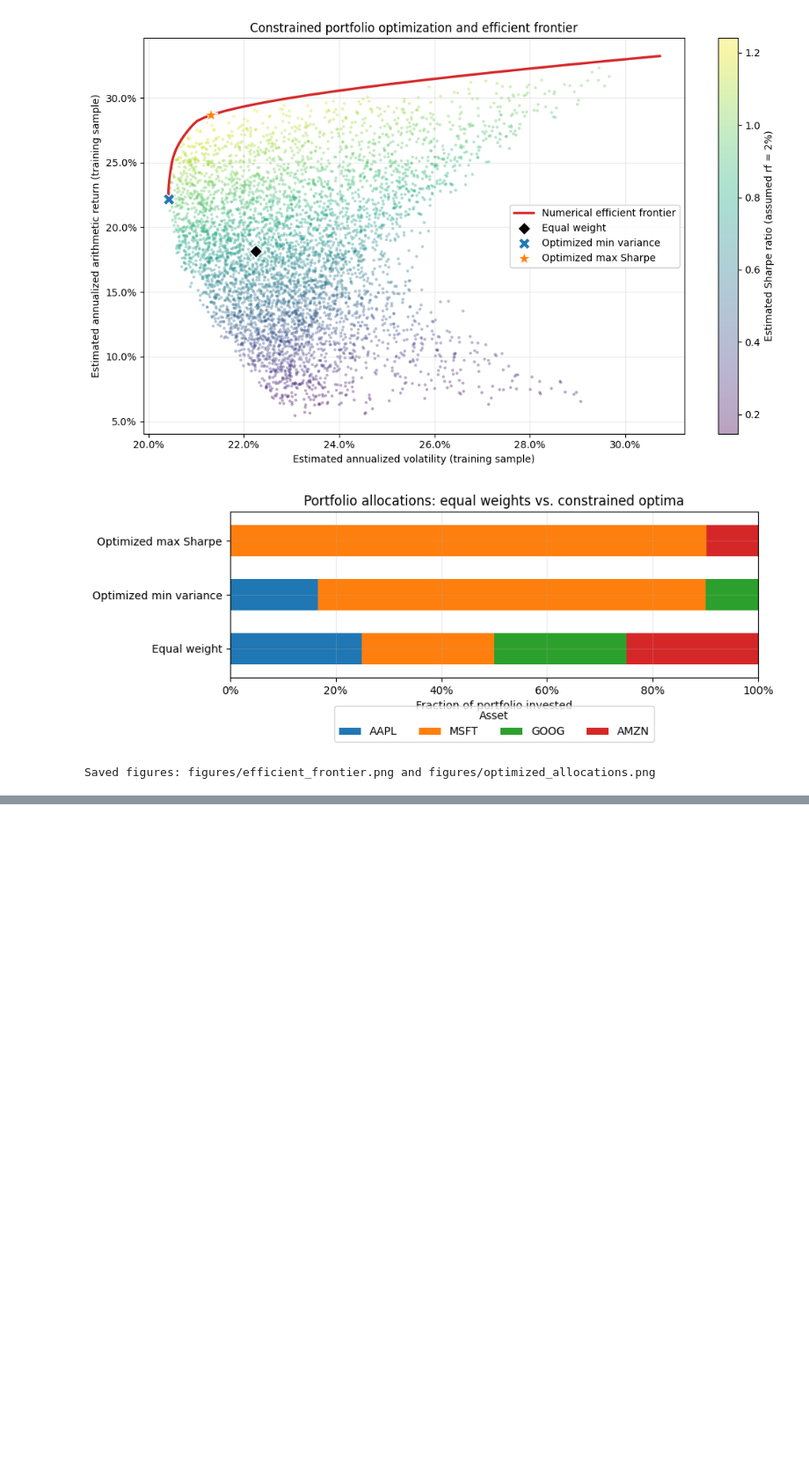
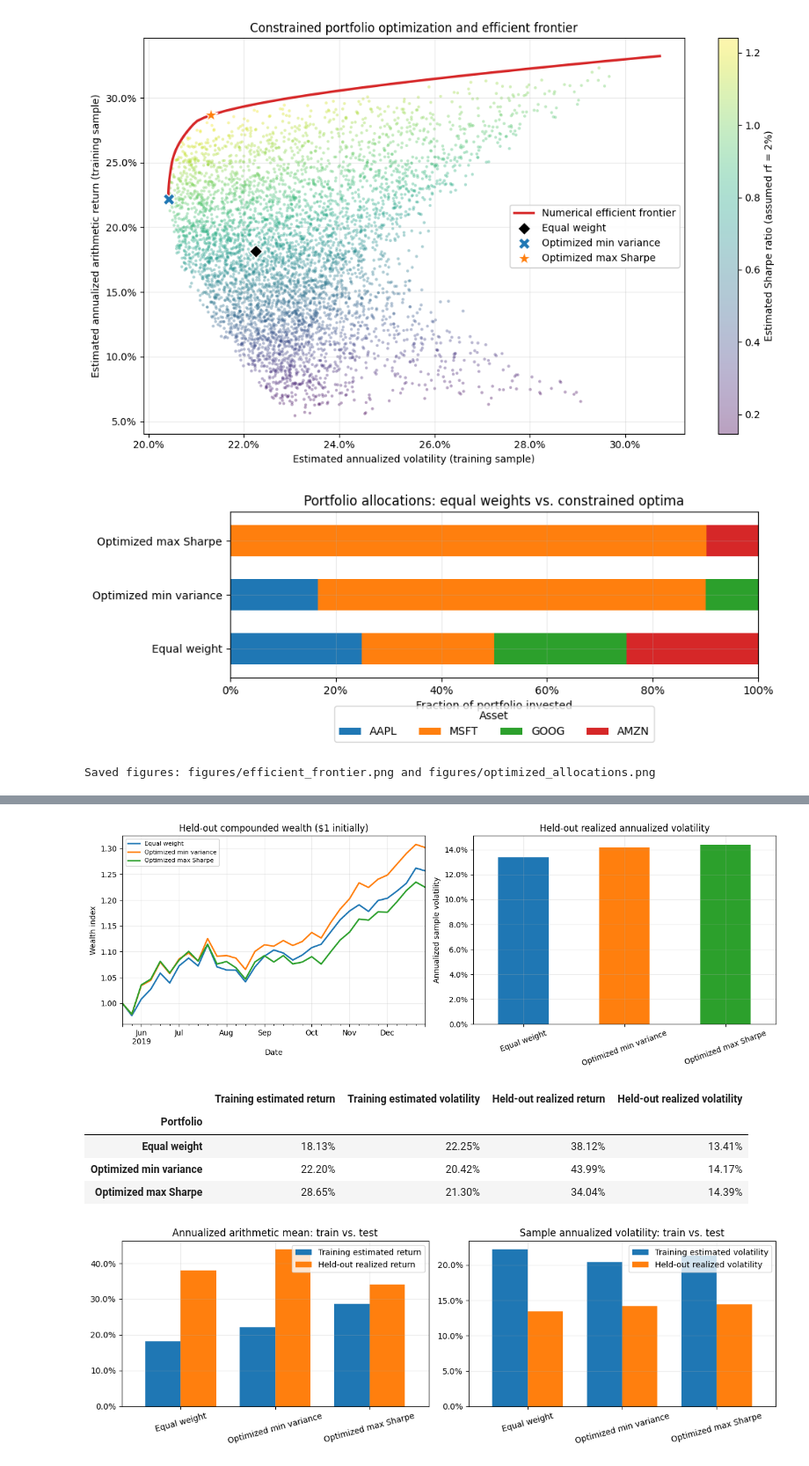
Before and after one commit to nikolaymihalev/modern-portfolio-theory, a Jupyter notebook: portfolio_optimization.ipynb, the cells around one changed output, grey strips where cells are left out. Shown at 88% size. Saved outputs shown, nothing was run; the diff lists cells and outputs as text; code cells hidden in the pictures; blank space fills up the shorter version.

```diff
--- a/portfolio_optimization.ipynb
+++ b/portfolio_optimization.ipynb
@@ -706,0 +940,56 @@ Evaluate the **frozen training-optimal weights** and the equal-weight benchmark
+# %%
+fig, axes = plt.subplots(1, 2, figsize=(13, 4.8))
+wealth_with_initial.plot(ax=axes[0], linewidth=2)
+axes[0].set_title("Held-out compounded wealth ($1 initially)")
+axes[0].set_xlabel("Date")
+axes[0].set_ylabel("Wealth index")
+axes[0].legend(fontsize=8, loc="best")
+
+heldout_comparison["Annualized volatility"].plot.bar(
+    ax=axes[1], color=["tab:blue", "tab:orange", "tab:green"]
+)
+axes[1].set_title("Held-out realized annualized volatility")
+axes[1].set_xlabel("")
+axes[1].set_ylabel("Annualized sample volatility")
+axes[1].yaxis.set_major_formatter(PercentFormatter(1.0))
+axes[1].tick_params(axis="x", rotation=20)
+fig.tight_layout()
+fig.savefig("figures/heldout_performance.png", dpi=160, bbox_inches="tight")
+plt.show()
+
+# Training prediction versus held-out realization (both arithmetic/annualized).
+train_vs_test = optimized_comparison.loc[
+    list(FROZEN_PORTFOLIOS), ["Expected return", "Volatility"]
+].rename(columns={"Expected return": "Training estimated return",
+                  "Volatility": "Training estimated volatility"})
+train_vs_test["Held-out realized return"] = heldout_comparison["Annualized arithmetic return"]
+train_vs_test["Held-out realized volatility"] = heldout_comparison["Annualized volatility"]
+display(train_vs_test.style.format("{:.2%}"))
+train_vs_test.to_csv("results/train_vs_heldout_comparison.csv", float_format="%.10f")
+
+fig, axes = plt.subplots(1, 2, figsize=(12, 4))
+train_vs_test[["Training estimated return", "Held-out realized return"]].plot(
+    kind="bar", ax=axes[0], width=0.75
+)
+axes[0].set_title("Annualized arithmetic mean: train vs. test")
+axes[0].set_xlabel("")
+axes[0].yaxis.set_major_formatter(PercentFormatter(1.0))
+axes[0].tick_params(axis="x", rotation=15)
+train_vs_test[["Training estimated volatility", "Held-out realized volatility"]].plot(
+    kind="bar", ax=axes[1], width=0.75
+)
+axes[1].set_title("Sample annualized volatility: train vs. test")
+axes[1].set_xlabel("")
+axes[1].yaxis.set_major_formatter(PercentFormatter(1.0))
+axes[1].tick_params(axis="x", rotation=15)
+fig.tight_layout()
+fig.savefig("figures/train_vs_heldout.png", dpi=160, bbox_inches="tight")
+plt.show()
+# %% [output]
+[figure, added]
+|  | Training estimated return | Training estimated volatility | Held-out realized return | Held-out realized volatility |
+| Portfolio |  |  |  |  |
+| Equal weight | 18.13% | 22.25% | 38.12% | 13.41% |
+| Optimized min variance | 22.20% | 20.42% | 43.99% | 14.17% |
+| Optimized max Sharpe | 28.65% | 21.30% | 34.04% | 14.39% |
+[figure, added]
```
Also changed, not shown: parts of 12 cells of this notebook.
